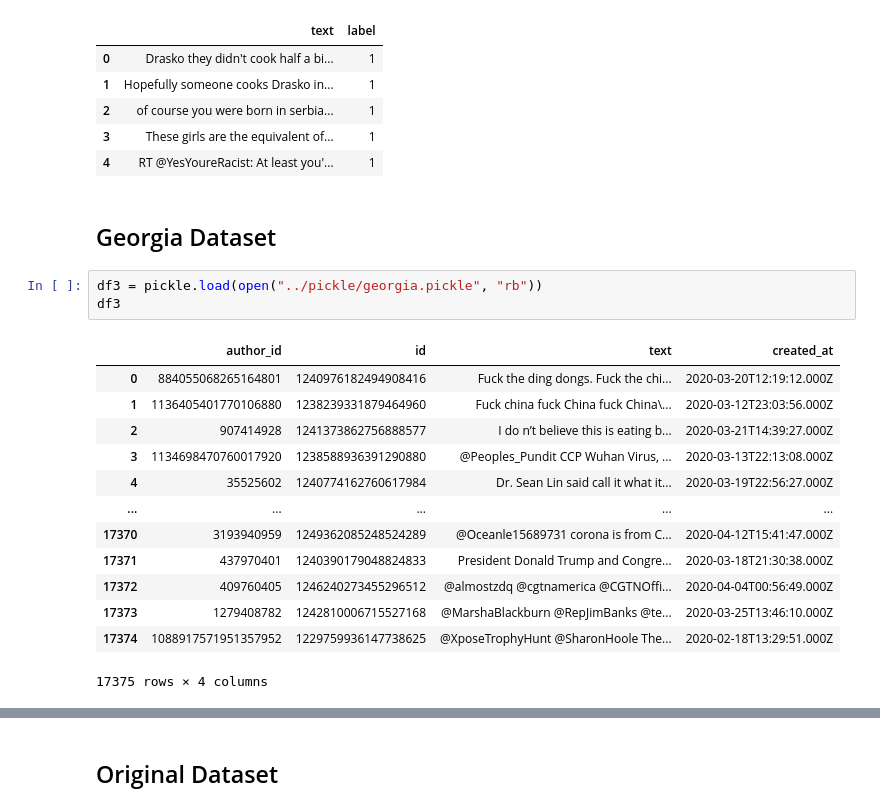
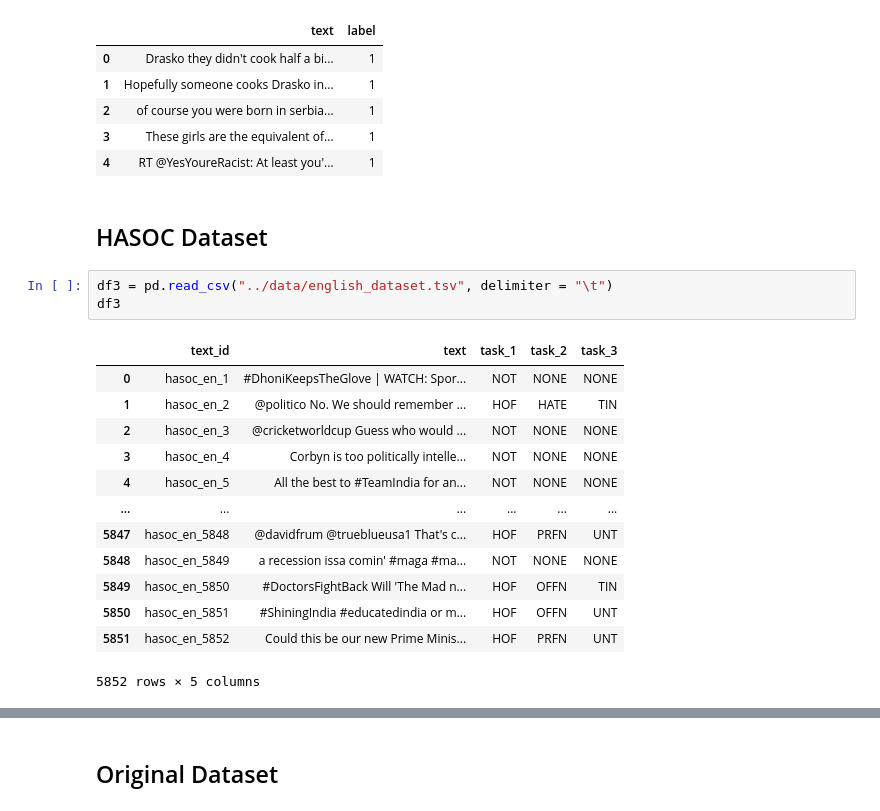
Before and after one commit to datascisteven/Automated-Hate-Tweet-Detection, a Jupyter notebook: notebooks/balanced.ipynb, the cells around one changed output, grey strips where cells are left out. Saved outputs shown, nothing was run; the diff lists cells and outputs as text.

```diff
--- a/notebooks/balanced.ipynb
+++ b/notebooks/balanced.ipynb
@@ -75,21 +75,21 @@ df2.head()
 | 3 | These girls are the equivalent of... | 1 |
 | 4 | RT @YesYoureRacist: At least you'... | 1 |
 # %% [markdown]
-## Georgia Dataset
+## HASOC Dataset
-# %%
-df3 = pickle.load(open("../pickle/georgia.pickle", "rb"))
-df3
-# %% [output]
-|  | author_id | id | text | created_at |
-| 0 | 884055068265164801 | 1240976182494908416 | Fuck the ding dongs. Fuck the chi... | 2020-03-20T12:19:12.000Z |
-| 1 | 1136405401770106880 | 1238239331879464960 | Fuck china fuck China fuck China\... | 2020-03-12T23:03:56.000Z |
-| 2 | 907414928 | 1241373862756888577 | I do n’t believe this is eating b... | 2020-03-21T14:39:27.000Z |
-| 3 | 1134698470760017920 | 1238588936391290880 | @Peoples_Pundit CCP Wuhan Virus, ... | 2020-03-13T22:13:08.000Z |
-| 4 | 35525602 | 1240774162760617984 | Dr. Sean Lin said call it what it... | 2020-03-19T22:56:27.000Z |
-| ... | ... | ... | ... | ... |
-| 17370 | 3193940959 | 1249362085248524289 | @Oceanle15689731 corona is from C... | 2020-04-12T15:41:47.000Z |
-| 17371 | 437970401 | 1240390179048824833 | President Donald Trump and Congre... | 2020-03-18T21:30:38.000Z |
-| 17372 | 409760405 | 1246240273455296512 | @almostzdq @cgtnamerica @CGTNOffi... | 2020-04-04T00:56:49.000Z |
-| 17373 | 1279408782 | 1242810006715527168 | @MarshaBlackburn @RepJimBanks @te... | 2020-03-25T13:46:10.000Z |
-| 17374 | 1088917571951357952 | 1229759936147738625 | @XposeTrophyHunt @SharonHoole The... | 2020-02-18T13:29:51.000Z |
-17375 rows × 4 columns
+# %%
+df3 = pd.read_csv("../data/english_dataset.tsv", delimiter = "\t")
+df3
+# %% [output]
+|  | text_id | text | task_1 | task_2 | task_3 |
+| 0 | hasoc_en_1 | #DhoniKeepsTheGlove | WATCH: Spor... | NOT | NONE | NONE |
+| 1 | hasoc_en_2 | @politico No. We should remember ... | HOF | HATE | TIN |
+| 2 | hasoc_en_3 | @cricketworldcup Guess who would ... | NOT | NONE | NONE |
+| 3 | hasoc_en_4 | Corbyn is too politically intelle... | NOT | NONE | NONE |
+| 4 | hasoc_en_5 | All the best to #TeamIndia for an... | NOT | NONE | NONE |
+| ... | ... | ... | ... | ... | ... |
+| 5847 | hasoc_en_5848 | @davidfrum @trueblueusa1 That's c... | HOF | PRFN | UNT |
+| 5848 | hasoc_en_5849 | a recession issa comin' #maga #ma... | NOT | NONE | NONE |
+| 5849 | hasoc_en_5850 | #DoctorsFightBack Will 'The Mad n... | HOF | OFFN | TIN |
+| 5850 | hasoc_en_5851 | #ShiningIndia #educatedindia or m... | HOF | OFFN | UNT |
+| 5851 | hasoc_en_5852 | Could this be our new Prime Minis... | HOF | PRFN | UNT |
+5852 rows × 5 columns
```
Also changed, not shown: parts of 9 cells of this notebook, 16 other files.
